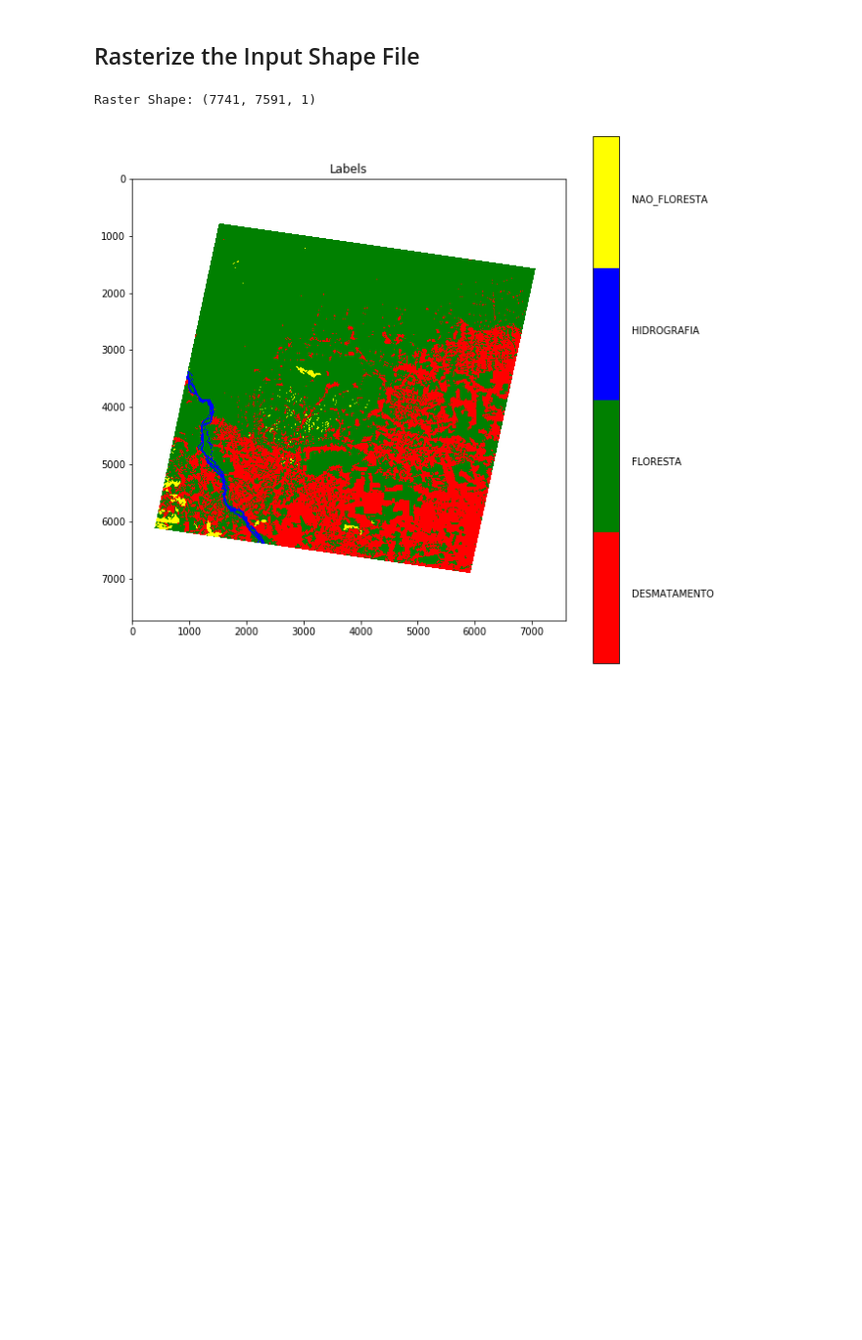
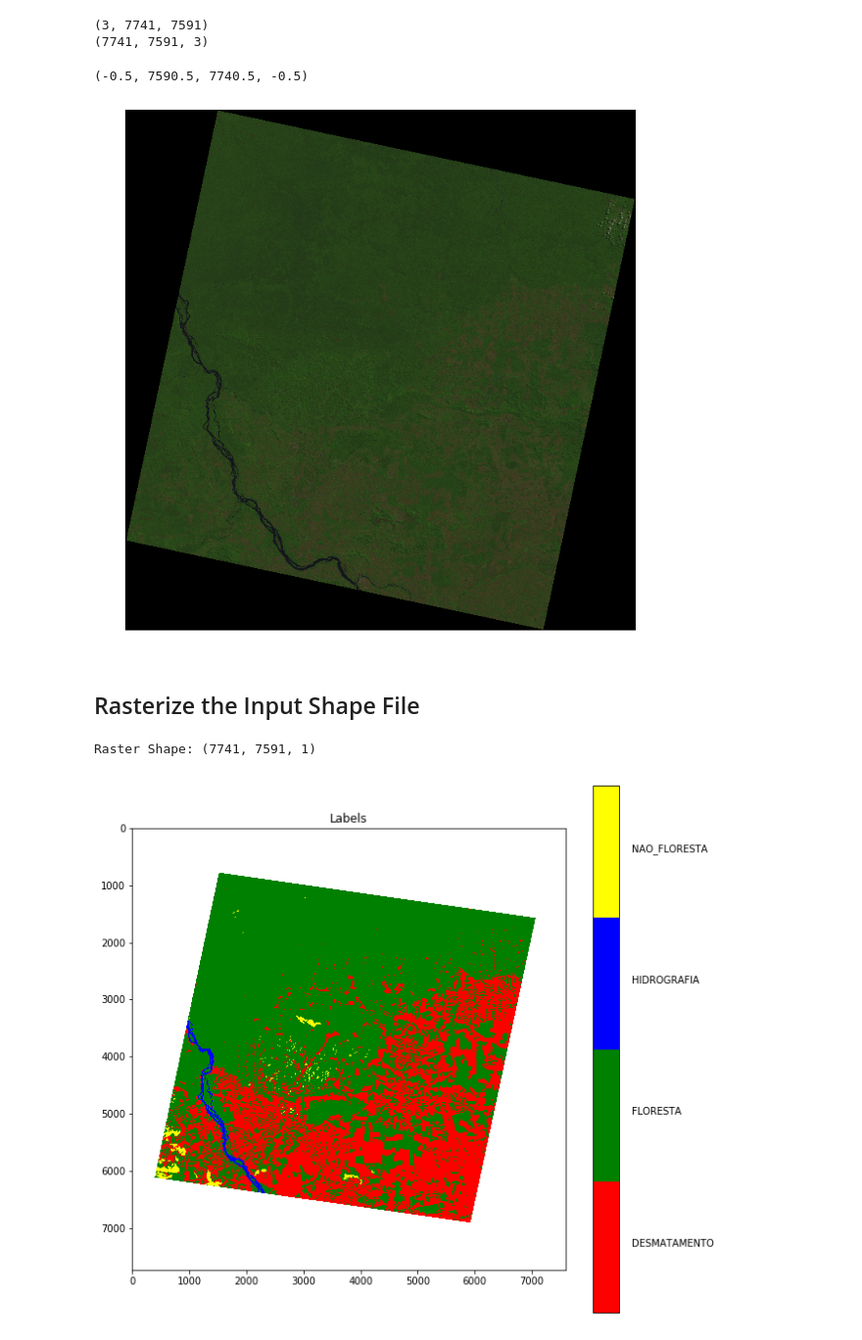
Before and after one commit to rvmaretto/deepgeo, a Jupyter notebook: notebooks/data_augmentation.ipynb, the cells around one changed output. Shown at 98% size. Drawn from its saved outputs; the diff is of its cells as text; code cells hidden in the pictures; blank space fills up the shorter version.

```diff
--- a/notebooks/data_augmentation.ipynb
+++ b/notebooks/data_augmentation.ipynb
@@ -12,8 +15,27 @@ import deepleeo.dataset.rasterizer as rstzr
 # Input Files
 DATA_DIR = os.path.join(os.path.abspath(os.path.dirname("__file__")), '../', 'data_real')
 shape_file = os.path.join(DATA_DIR, 'PRODES2016_225-64_REP.shp')
-raster_file = os.path.join(DATA_DIR, "Landsat8_225-64_17-07-2016-B1-7.tif")
+raster_file = os.path.join(DATA_DIR, "Landsat8_225-64_17-07-2016-R6G5B4.tif")
 class_column = "agregClass"
+
+window_size = 128
+# %%
+img_ds = gdal.Open(raster_file)
+img = img_ds.ReadAsArray()
+print(img.shape)
+img = np.rollaxis(img, 0, start=3)
+img = skimage.img_as_float(img).astype(np.float32)
+print(img.shape)
+# %% [output]
+(3, 7741, 7591)
+(7741, 7591, 3)
+# %%
+plt.figure(figsize=(12,12))
+plt.imshow(img)
+plt.axis('off')
+# %% [output]
+(-0.5, 7590.5, 7740.5, -0.5)
+[figure, added]
 # %% [markdown]
 ## Rasterize the Input Shape File
 # %%
```
Also changed, not shown: parts of 5 cells of this notebook, 1 other file.
